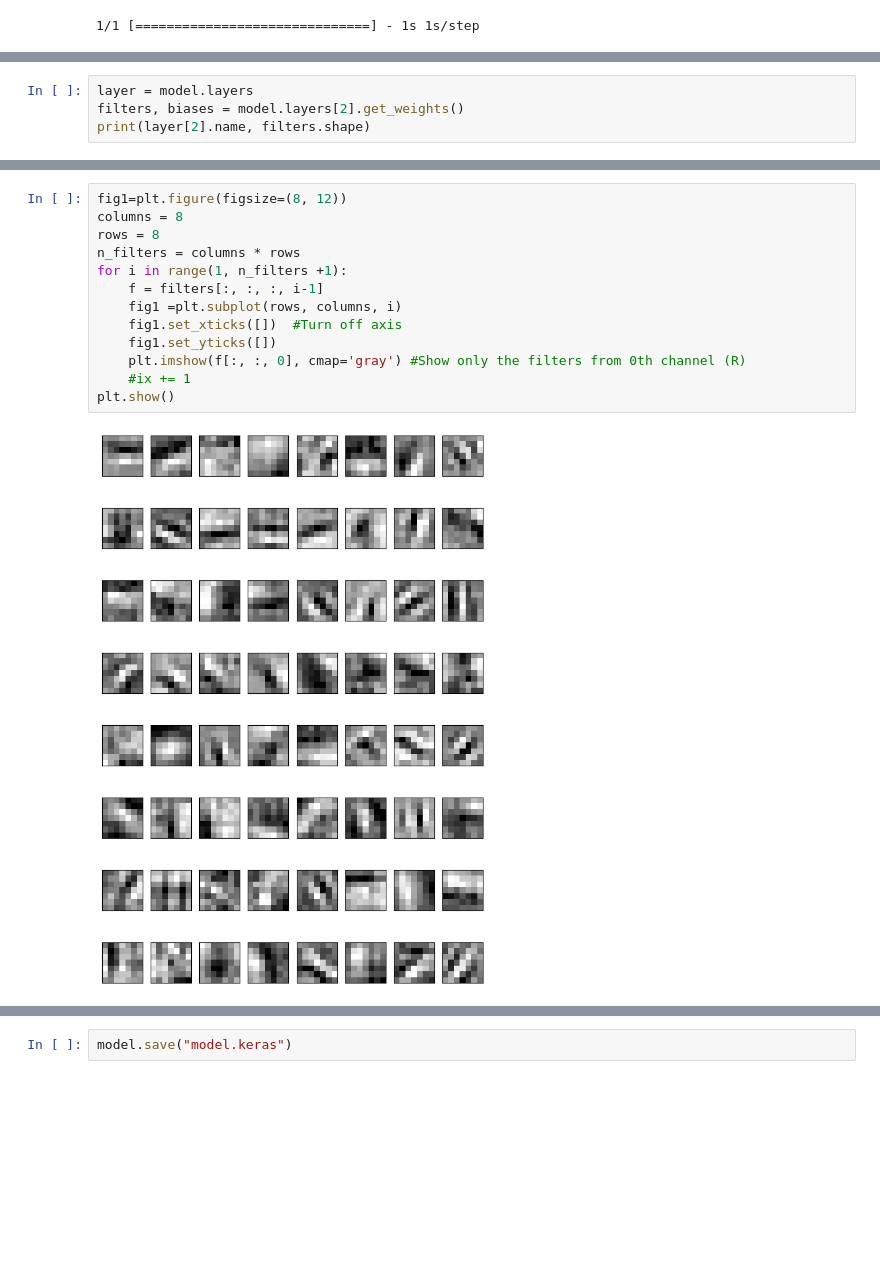
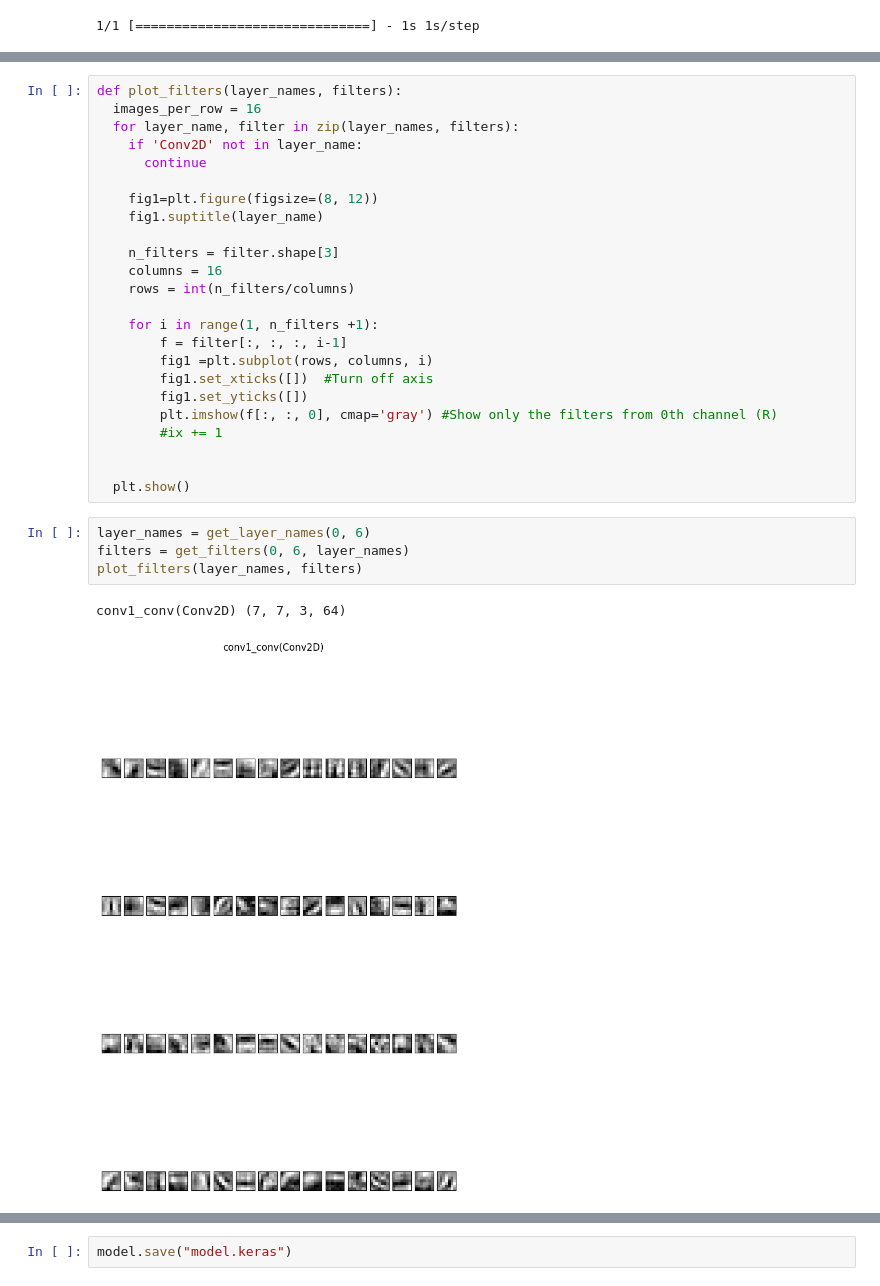
Before and after one commit to Jasonchen0317/ML_Projects, a Jupyter notebook: TakeAtHome/take-at-home.ipynb, the cells around one changed output, grey strips where cells are left out. Saved outputs shown, nothing was run; the diff lists cells and outputs as text; blank space fills up the shorter version.

```diff
--- a/TakeAtHome/take-at-home.ipynb
+++ b/TakeAtHome/take-at-home.ipynb
@@ -239,4 +252,0 @@ AttributeError: ignored
-# %%
-layer = model.layers
-filters, biases = model.layers[2].get_weights()
-print(layer[2].name, filters.shape)
@@ -245,15 +266,31 @@ conv1_conv (7, 7, 3, 64)
 # %%
-fig1=plt.figure(figsize=(8, 12))
-columns = 8
-rows = 8
-n_filters = columns * rows
-for i in range(1, n_filters +1):
-    f = filters[:, :, :, i-1]
-    fig1 =plt.subplot(rows, columns, i)
-    fig1.set_xticks([])  #Turn off axis
-    fig1.set_yticks([])
-    plt.imshow(f[:, :, 0], cmap='gray') #Show only the filters from 0th channel (R)
-    #ix += 1
-plt.show()
+def plot_filters(layer_names, filters):
+  images_per_row = 16
+  for layer_name, filter in zip(layer_names, filters):
+    if 'Conv2D' not in layer_name:
+      continue
+
+    fig1=plt.figure(figsize=(8, 12))
+    fig1.suptitle(layer_name)
+
+    n_filters = filter.shape[3]
+    columns = 16
+    rows = int(n_filters/columns)
+
+    for i in range(1, n_filters +1):
+        f = filter[:, :, :, i-1]
+        fig1 =plt.subplot(rows, columns, i)
+        fig1.set_xticks([])  #Turn off axis
+        fig1.set_yticks([])
+        plt.imshow(f[:, :, 0], cmap='gray') #Show only the filters from 0th channel (R)
+        #ix += 1
+
+
+  plt.show()
-# %% [output]
-[figure, removed]
+# %%
+layer_names = get_layer_names(0, 6)
+filters = get_filters(0, 6, layer_names)
+plot_filters(layer_names, filters)
+# %% [output]
+conv1_conv(Conv2D) (7, 7, 3, 64)
+[figure, added]
```
Also changed, not shown: parts of 23 cells of this notebook.
